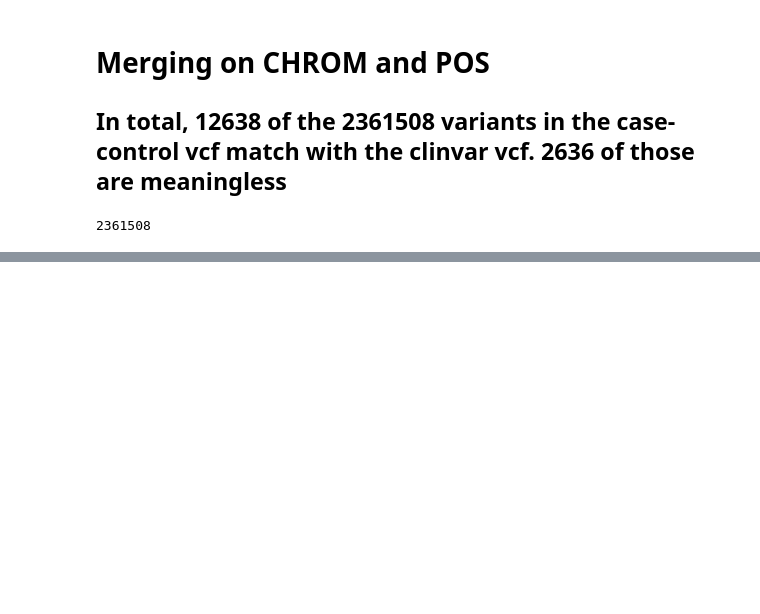
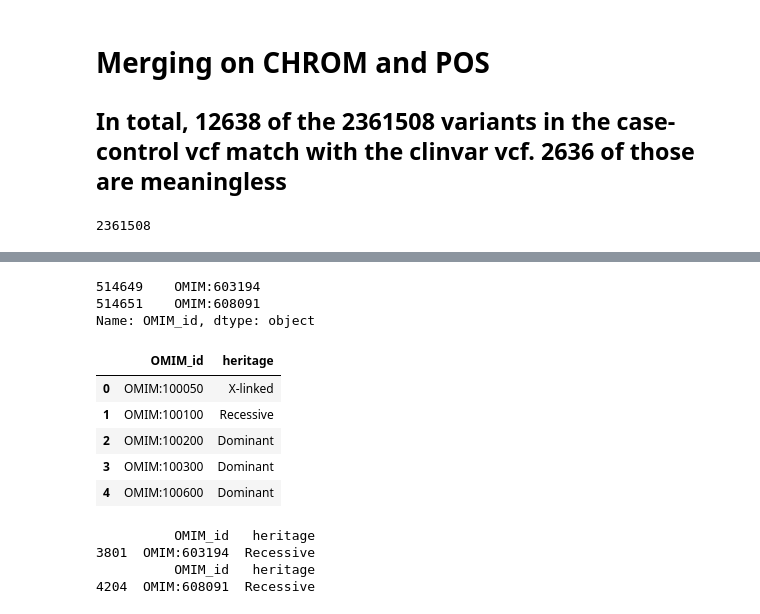
Before and after one commit to numpde/Team03, a Jupyter notebook: project2/solution/idiva/db/database_exploration.ipynb, the cells around one changed output, grey strips where cells are left out. Cells and saved outputs as stored; diff of their text form; code cells hidden in the pictures; blank space fills up the shorter version.

```diff
--- a/project2/solution/idiva/db/database_exploration.ipynb
+++ b/project2/solution/idiva/db/database_exploration.ipynb
@@ -291,0 +281,28 @@ for column in ['ALT0_case',	'ALT1_case',	'ALT2_case'	,'ALT0_ctrl'	,'ALT1_ctrl',
+# %%
+example_OMIM = example['OMIM_id']
+print(example_OMIM)
+# %% [output]
+514649    OMIM:603194
+514651    OMIM:608091
+Name: OMIM_id, dtype: object
+# %%
+omim_mode_path = Path(os.path.abspath("database_exploration.ipynb")).parent.parent.parent/ 'data/omim_mode.txt'
+# %%
+omim_mode_df = pd.read_table(omim_mode_path, sep='\t', lineterminator='\n', names = ['OMIM_id', 'heritage'])
+# %%
+omim_mode_df.head()
+# %% [output]
+|  | OMIM_id | heritage |
+| 0 | OMIM:100050 | X-linked |
+| 1 | OMIM:100100 | Recessive |
+| 2 | OMIM:100200 | Dominant |
+| 3 | OMIM:100300 | Dominant |
+| 4 | OMIM:100600 | Dominant |
+# %%
+for OMIM_id in example_OMIM:
+    print(omim_mode_df.loc[omim_mode_df['OMIM_id'] == OMIM_id])
+# %% [output]
+          OMIM_id   heritage
+3801  OMIM:603194  Recessive
+          OMIM_id   heritage
+4204  OMIM:608091  Recessive
```
Also changed, not shown: parts of 46 cells of this notebook.
